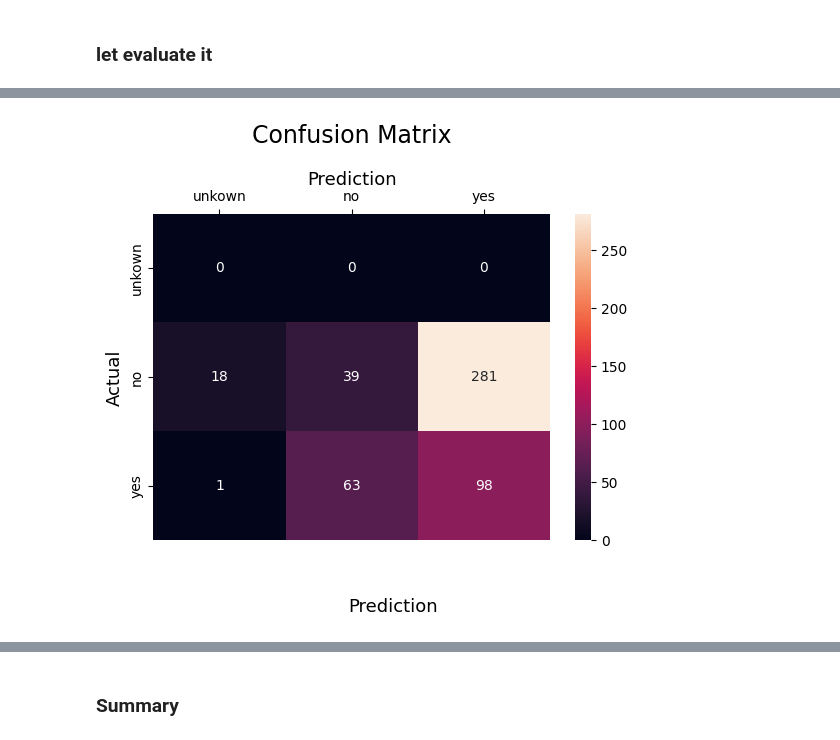
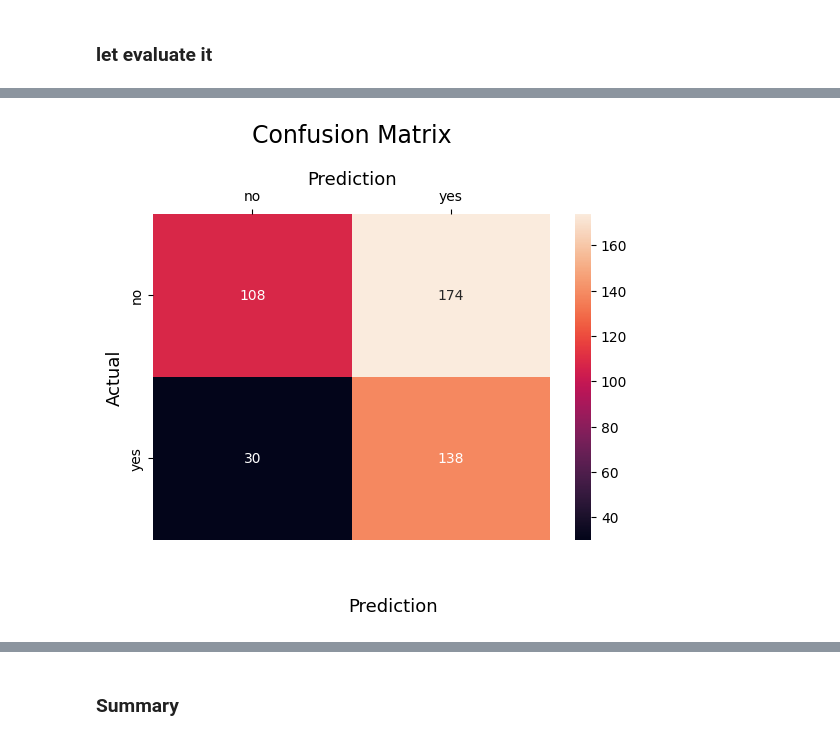
Before and after one commit to ABDULLAHHG/Harmful-Prompt-Detection, a Jupyter notebook: HarmFul Prompt Detection.ipynb, the cells around one changed output, grey strips where cells are left out. Drawn from its saved outputs; the diff is of its cells as text; code cells hidden in the pictures.

Commit message:
update prompt

```diff
--- a/HarmFul Prompt Detection.ipynb
+++ b/HarmFul Prompt Detection.ipynb
@@ -383,4 +425,5 @@ Name: count, dtype: int64
 # %%
+df = testData
 df.CorrectLabel.value_counts()
 # %% [output]
 CorrectLabel
@@ -389,3 +432 @@ CorrectLabel
 Name: count, dtype: int64
-# %%
-df = df.iloc[:500 , :]
@@ -397,14 +442,0 @@ yes
-# %%
-%%time
-# That for gemini 1.0 pro
-import time
-# let see our accuracy in harmfull
-harmfull_gemini_pro_Strikoder = []
-# counter for limited 10 per minutes
-counter = 1
-for i in range(df["PromptText"].shape[0]):
-    harmfull_gemini_pro_Strikoder.append(harmfull_detection_model_gemini_strikoder(df["PromptText"][i] , df))
-    counter+=1
-    # sleep for not getting banned after 15 prompt per minute
-    if counter%14==0:
-        time.sleep(60)
@@ -428,0 +447,14 @@ Wall time: 1h 2min 23s
+# %%
+%%time
+# That for gemini 1.0 pro
+import time
+# let see our accuracy in harmfull
+harmfull_gemini_pro_Strikoder = []
+# counter for limited 10 per minutes
+counter = 1
+for i in range(df["PromptText"].shape[0]):
+    harmfull_gemini_pro_Strikoder.append(harmfull_detection_model_gemini_strikoder(df["PromptText"][i] , df))
+    counter+=1
+    # sleep for not getting banned after 15 prompt per minute
+    if counter%15==0:
+        time.sleep(45)
@@ -611,20 +652,20 @@ Name: count, dtype: int64
 # %%
 sns.heatmap(cm,
             annot=True,
             fmt='g',
-            xticklabels=['unkown','no' , "yes"],
-            yticklabels=['unkown','no' , "yes"])
+            xticklabels=['no' , "yes"],
+            yticklabels=['no' , "yes"])
 plt.ylabel('Actual', fontsize=13)
 plt.title('Confusion Matrix', fontsize=17, pad=20)
 plt.gca().xaxis.set_label_position('top')
 plt.xlabel('Prediction', fontsize=13)
 plt.gca().xaxis.tick_top()
 
 plt.gca().figure.subplots_adjust(bottom=0.2)
 plt.gca().figure.text(0.5, 0.05, 'Prediction', ha='center', fontsize=13)
 plt.show()
 # %% [output]
-[figure, old version]
+[figure, new version]
 # %%
 from sklearn.metrics import accuracy_score
 accuracy_score(df["label"],clean_harmfull_gemini_flash_series)* 100
```
Also changed, not shown: parts of 36 cells of this notebook.
